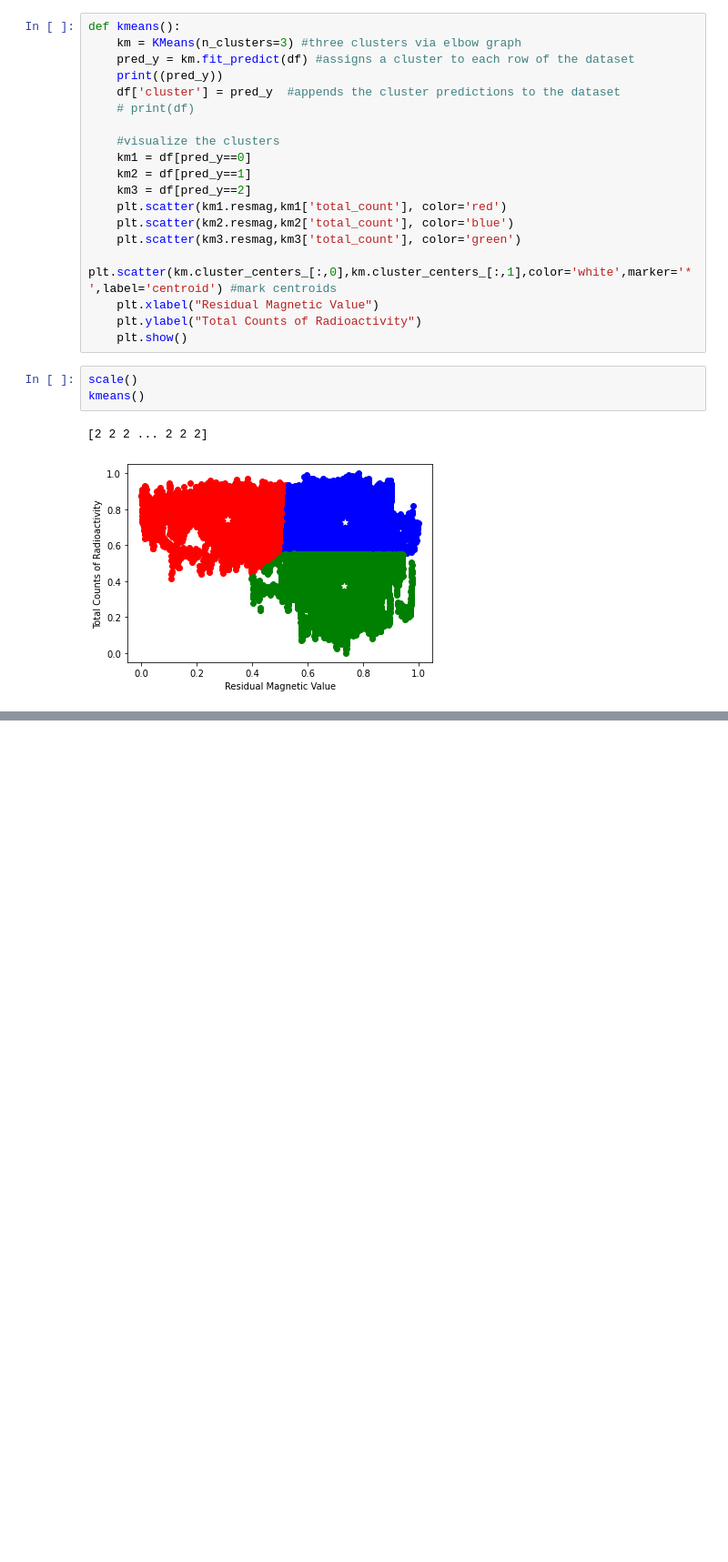
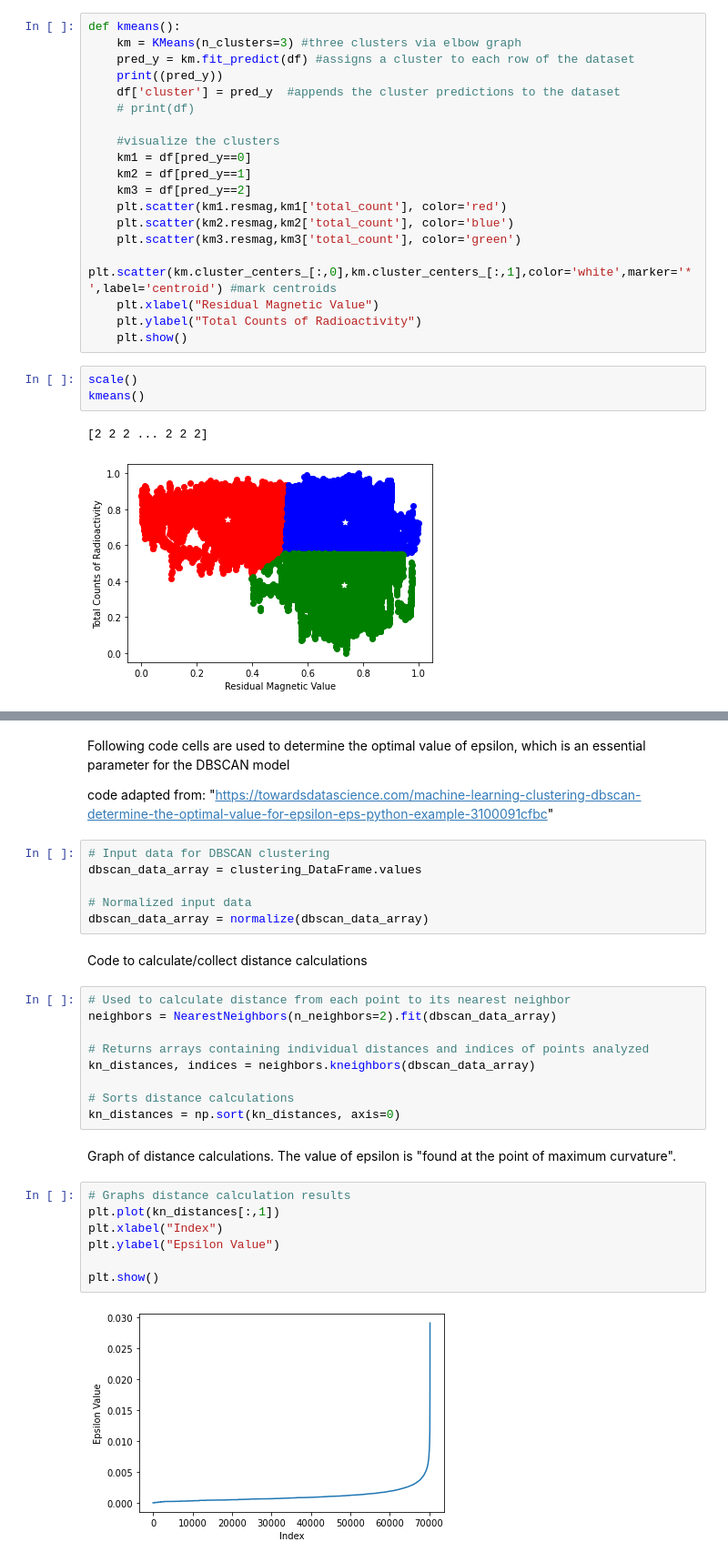
Before and after one commit to malbert131/FRI_Group_4_Project, a Jupyter notebook: main.ipynb, the cells around one changed output, grey strips where cells are left out. Shown: that part at 91% size. Cells and saved outputs as stored; diff of their text form; blank space fills up the shorter version.

Commit message:
DBSCAN preliminary results

```diff
--- a/main.ipynb
+++ b/main.ipynb
@@ -326,0 +332,32 @@ kmeans()
+# %% [markdown]
+Following code cells are used to determine the optimal value of epsilon, which is an essential parameter for the DBSCAN model
+
+code adapted from: "https://towardsdatascience.com/machine-learning-clustering-dbscan-determine-the-optimal-value-for-epsilon-eps-python-example-3100091cfbc"
+# %%
+# Input data for DBSCAN clustering
+dbscan_data_array = clustering_DataFrame.values
+
+# Normalized input data
+dbscan_data_array = normalize(dbscan_data_array)
+# %% [markdown]
+Code to calculate/collect distance calculations
+# %%
+# Used to calculate distance from each point to its nearest neighbor
+neighbors = NearestNeighbors(n_neighbors=2).fit(dbscan_data_array)
+
+# Returns arrays containing individual distances and indices of points analyzed
+kn_distances, indices = neighbors.kneighbors(dbscan_data_array)
+
+# Sorts distance calculations
+kn_distances = np.sort(kn_distances, axis=0)
+# %% [markdown]
+Graph of distance calculations. The value of epsilon is "found at the point of maximum curvature".
+# %%
+# Graphs distance calculation results
+plt.plot(kn_distances[:,1])
+plt.xlabel("Index")
+plt.ylabel("Epsilon Value")
+
+plt.show()
+# %% [output]
+[figure, added]
```
Also changed, not shown: parts of 9 cells of this notebook.
